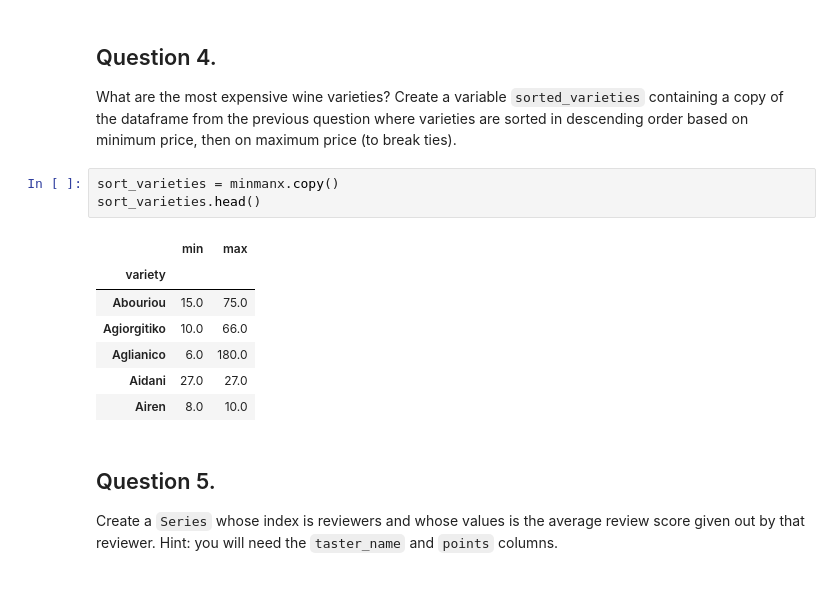
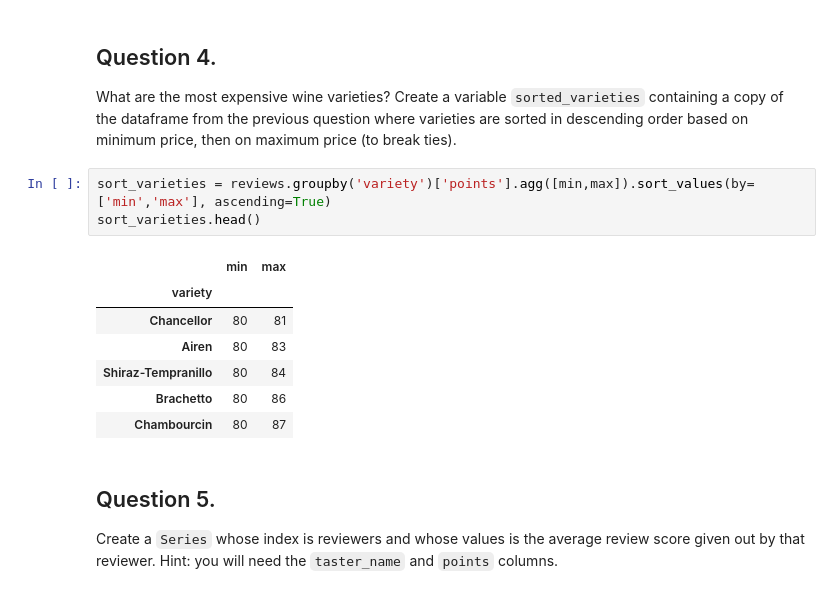
Before and after one commit to jimaid/tutorial, a Jupyter notebook: Pandas tutorials.ipynb, the cells around one changed output. Cells and saved outputs as stored; diff of their text form.

```diff
--- a/Pandas tutorials.ipynb
+++ b/Pandas tutorials.ipynb
@@ -627,17 +627,17 @@ minmanx
 # %% [markdown]
 ## Question  4.
 What are the most expensive wine varieties? Create a variable `sorted_varieties` containing a copy of the dataframe from the previous question where varieties are sorted in descending order based on minimum price, then on maximum price (to break ties).
-# %%
-sort_varieties = minmanx.copy()
-sort_varieties.head()
-# %% [output]
-|  | min | max |
-| variety |  |  |
-| Abouriou | 15.0 | 75.0 |
-| Agiorgitiko | 10.0 | 66.0 |
-| Aglianico | 6.0 | 180.0 |
-| Aidani | 27.0 | 27.0 |
-| Airen | 8.0 | 10.0 |
+# %%
+sort_varieties = reviews.groupby('variety')['points'].agg([min,max]).sort_values(by=['min','max'], ascending=True)
+sort_varieties.head()
+# %% [output]
+|  | min | max |
+| variety |  |  |
+| Chancellor | 80 | 81 |
+| Airen | 80 | 83 |
+| Shiraz-Tempranillo | 80 | 84 |
+| Brachetto | 80 | 86 |
+| Chambourcin | 80 | 87 |
 # %% [markdown]
 ## Question 5.
 Create a `Series` whose index is reviewers and whose values is the average review score given out by that reviewer. Hint: you will need the `taster_name` and `points` columns.
```
Also changed, not shown: parts of 2 cells of this notebook.
